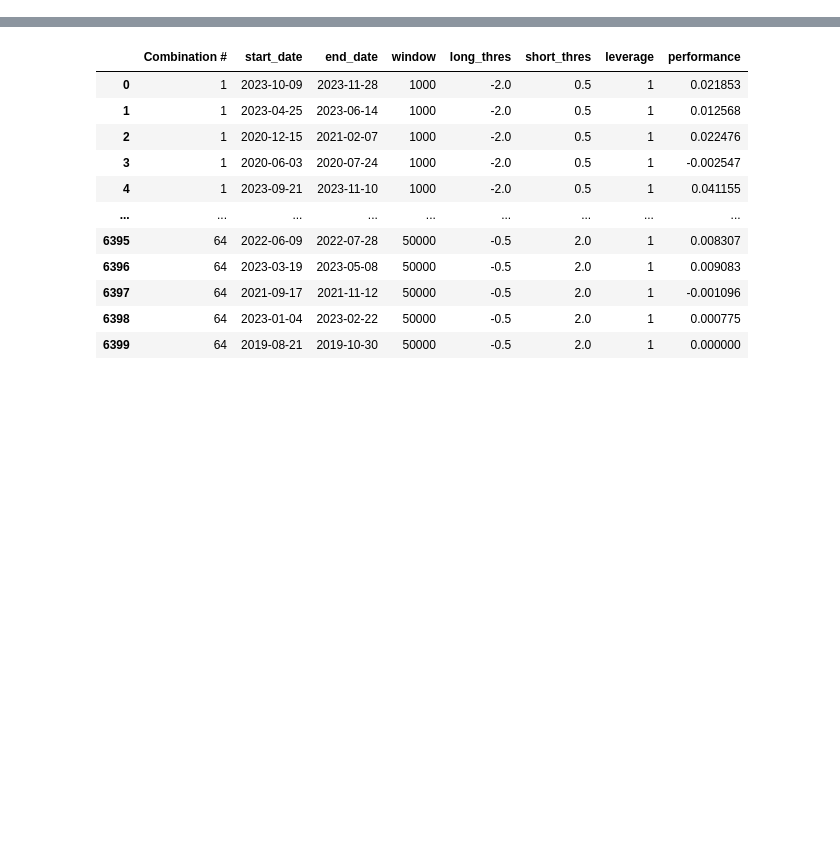
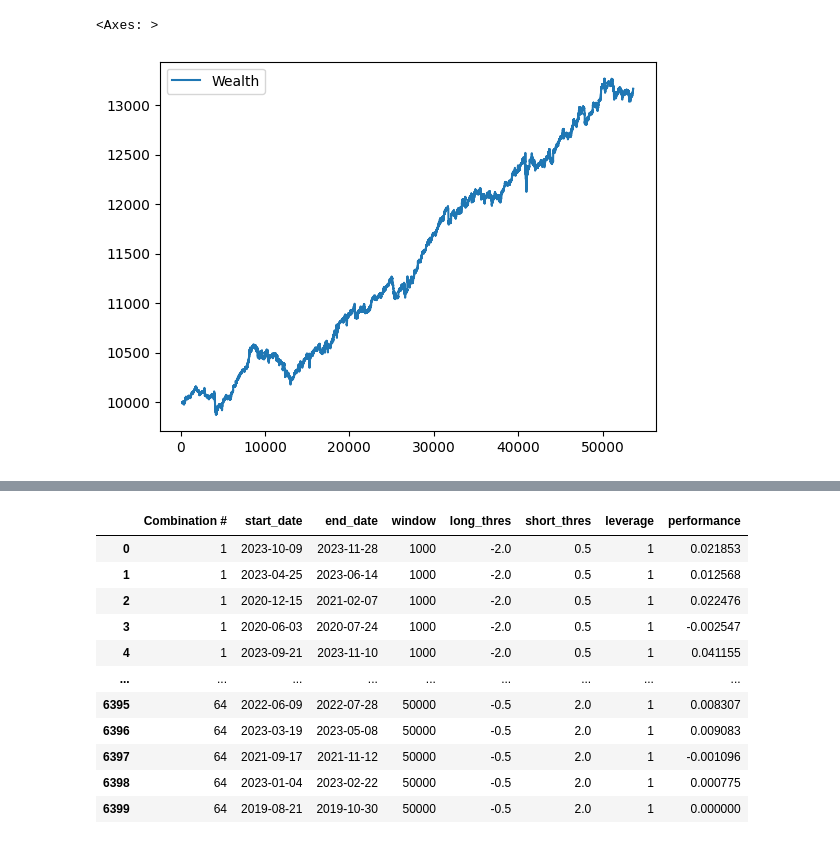
Before and after one commit to vtroude/QuantAndCo, a Jupyter notebook: Research/test.ipynb, the cells around one changed output, grey strips where cells are left out. Drawn from its saved outputs; the diff is of its cells as text; code cells hidden in the pictures; blank space fills up the shorter version.

```diff
--- a/Research/test.ipynb
+++ b/Research/test.ipynb
@@ -2,0 +67,6 @@ import pandas as pd
+# %%
+df_ = df.loc[df.timestamp<='2019-10-01'].dropna()
+df_[["Wealth"]].plot()
+# %% [output]
+<Axes: >
+[figure, added]
```
Also changed, not shown: parts of 20 cells of this notebook, 9 other files.
